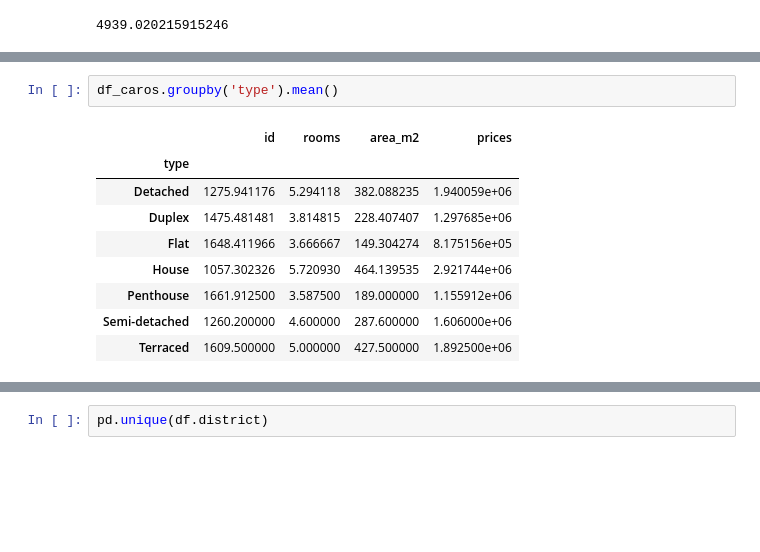
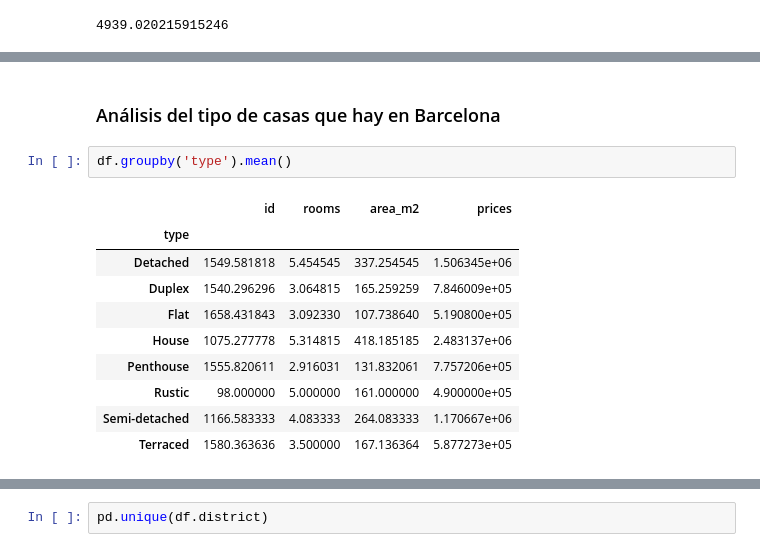
Before and after one commit to Fio-Deca/Vivienda_BCN, a Jupyter notebook: Casa_Barcelona_Estimacion.ipynb, the cells around one changed output, grey strips where cells are left out. Cells and saved outputs as stored; diff of their text form; blank space fills up the shorter version.

```diff
--- a/Casa_Barcelona_Estimacion.ipynb
+++ b/Casa_Barcelona_Estimacion.ipynb
@@ -81,12 +161,15 @@ plt.ylabel='Precios'
+# %% [markdown]
+<h3> Análisis del tipo de casas que hay en  Barcelona</h3>
 # %%
-df_caros.groupby('type').mean()
+df.groupby('type').mean()
 # %% [output]
 |  | id | rooms | area_m2 | prices |
 | type |  |  |  |  |
-| Detached | 1275.941176 | 5.294118 | 382.088235 | 1.940059e+06 |
-| Duplex | 1475.481481 | 3.814815 | 228.407407 | 1.297685e+06 |
-| Flat | 1648.411966 | 3.666667 | 149.304274 | 8.175156e+05 |
-| House | 1057.302326 | 5.720930 | 464.139535 | 2.921744e+06 |
-| Penthouse | 1661.912500 | 3.587500 | 189.000000 | 1.155912e+06 |
-| Semi-detached | 1260.200000 | 4.600000 | 287.600000 | 1.606000e+06 |
-| Terraced | 1609.500000 | 5.000000 | 427.500000 | 1.892500e+06 |
+| Detached | 1549.581818 | 5.454545 | 337.254545 | 1.506345e+06 |
+| Duplex | 1540.296296 | 3.064815 | 165.259259 | 7.846009e+05 |
+| Flat | 1658.431843 | 3.092330 | 107.738640 | 5.190800e+05 |
+| House | 1075.277778 | 5.314815 | 418.185185 | 2.483137e+06 |
+| Penthouse | 1555.820611 | 2.916031 | 131.832061 | 7.757206e+05 |
+| Rustic | 98.000000 | 5.000000 | 161.000000 | 4.900000e+05 |
+| Semi-detached | 1166.583333 | 4.083333 | 264.083333 | 1.170667e+06 |
+| Terraced | 1580.363636 | 3.500000 | 167.136364 | 5.877273e+05 |
```
Also changed, not shown: parts of 10 cells of this notebook.
